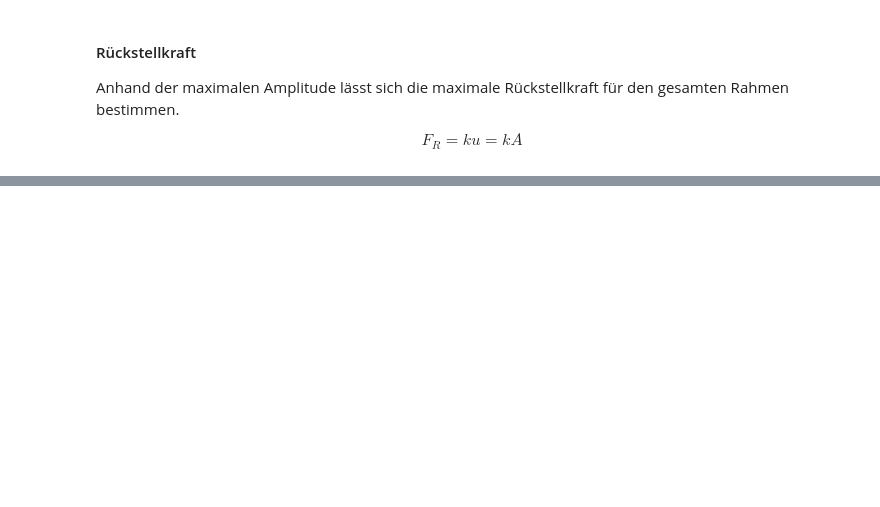
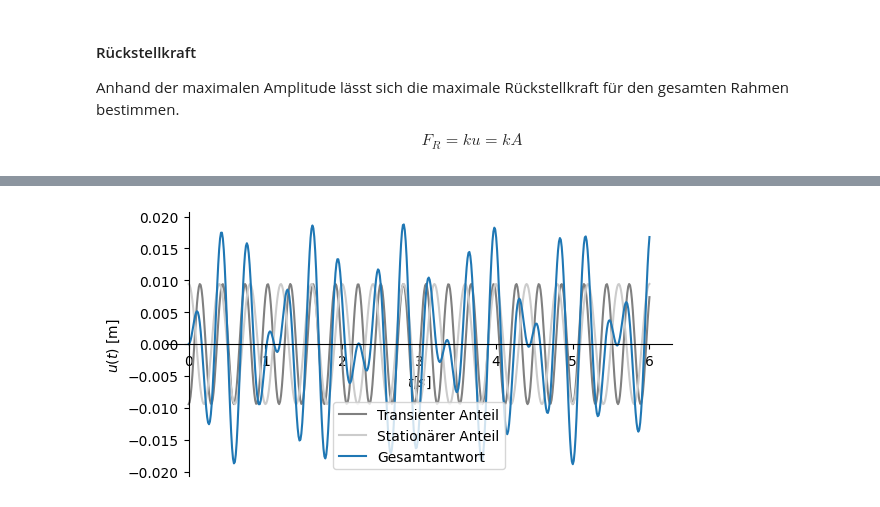
Before and after one commit to PascalGitz/Beispielsammlung, a Jupyter notebook: U2_EMS.ipynb, the cells around one changed output, grey strips where cells are left out. Saved outputs shown, nothing was run; the diff lists cells and outputs as text; code cells hidden in the pictures; blank space fills up the shorter version.

```diff
--- a/U2_EMS.ipynb
+++ b/U2_EMS.ipynb
@@ -390,0 +783,5 @@ render.eq_display('M_max', 'F_R /2 * H * Rational(0.5)',
+# %%
+F_0 = 2*(m_1*e*omega**2)
+params['F_0'] = F_0.subs(params).simplify()
+render.eq_display('F_0', F_0,
+                  'F_0', F_0.subs(params).simplify().evalf(3))
@@ -390,0 +795,6 @@ render.eq_display('M_max', 'F_R /2 * H * Rational(0.5)',
+# %%
+u_0 = F_0/k
+
+render.eq_display(
+    'u_0', 'F_0/k',
+    'u_0', u_0.subs(params).simplify().evalf(3))
@@ -390,0 +806,5 @@ render.eq_display('M_max', 'F_R /2 * H * Rational(0.5)',
+# %%
+V_omega = 1/(sp.sqrt((1-(omega/omega_n)**2)**2 + (2*zeta*(omega/omega_n))**2))
+
+render.eq_display('V(omega)', '1/(sqrt((1-(omega/omega_n)**2)**2 + (2*zeta_*(omega/omega_n))**2))',
+                  'V(omega)', V_omega.subs(params).simplify().evalf(3))
@@ -390,0 +826,4 @@ render.eq_display('M_max', 'F_R /2 * H * Rational(0.5)',
+# %%
+u_p = V_omega * u_0 *sp.cos(omega *t)
+
+render.eq_display('u_p', u_p.subs(params).simplify().evalf(3))
@@ -390,0 +853,39 @@ render.eq_display('M_max', 'F_R /2 * H * Rational(0.5)',
+# %%
+#| label: fig-gesamtantwort_ems4
+#| fig-cap: "Antworten des Systems ohne Dämpfung"
+
+
+A_1, A_2 = sp.symbols('A_1:3')
+
+u_h_ansatz = A_1 * sp.cos(omega_n*t)+A_2*sp.sin(omega_n*t)
+randbedingung_1 = (u_h_ansatz+u_p).subs(t,0)
+randbedingung_2 = sp.diff((u_h_ansatz+u_p),t).subs(t,0)
+
+A_solve = sp.solve([randbedingung_1, randbedingung_2], [A_1, A_2], dict=True)[0]
+
+
+u_h = u_h_ansatz.subs(A_solve)
+
+
+u_t = u_h+u_p
+
+u_t_plot = u_t.subs(params_plot).subs(unit.second, 1)
+u_p_plot = u_p.subs(params_plot).subs(unit.second, 1)
+u_h_plot = u_h.subs(params_plot).subs(unit.second, 1)
+
+p_1 = sp.plot(u_h_plot, (t,0,6), adaptive=False, nb_of_points=500,
+        xlabel='$t [s]$',
+        ylabel='$u(t)$ [m]',
+        size=(5.9,3),show=False,label='Transienter Anteil', legend=True, line_color='0.5')
+
+p_2 = sp.plot(u_p_plot, (t,0,6), adaptive=False, nb_of_points=500,show=False,label='Stationärer Anteil', line_color='0.8')
+
+p_3 = sp.plot(u_t_plot, (t,0,6), adaptive=False, nb_of_points=500,show=False,label='Gesamtantwort')
+
+
+p_1.append(p_2[0])
+p_1.append(p_3[0])
+
+p_1.show()
+# %% [output]
+[figure, added]
```
Also changed, not shown: parts of 131 cells of this notebook, 20 other files.
